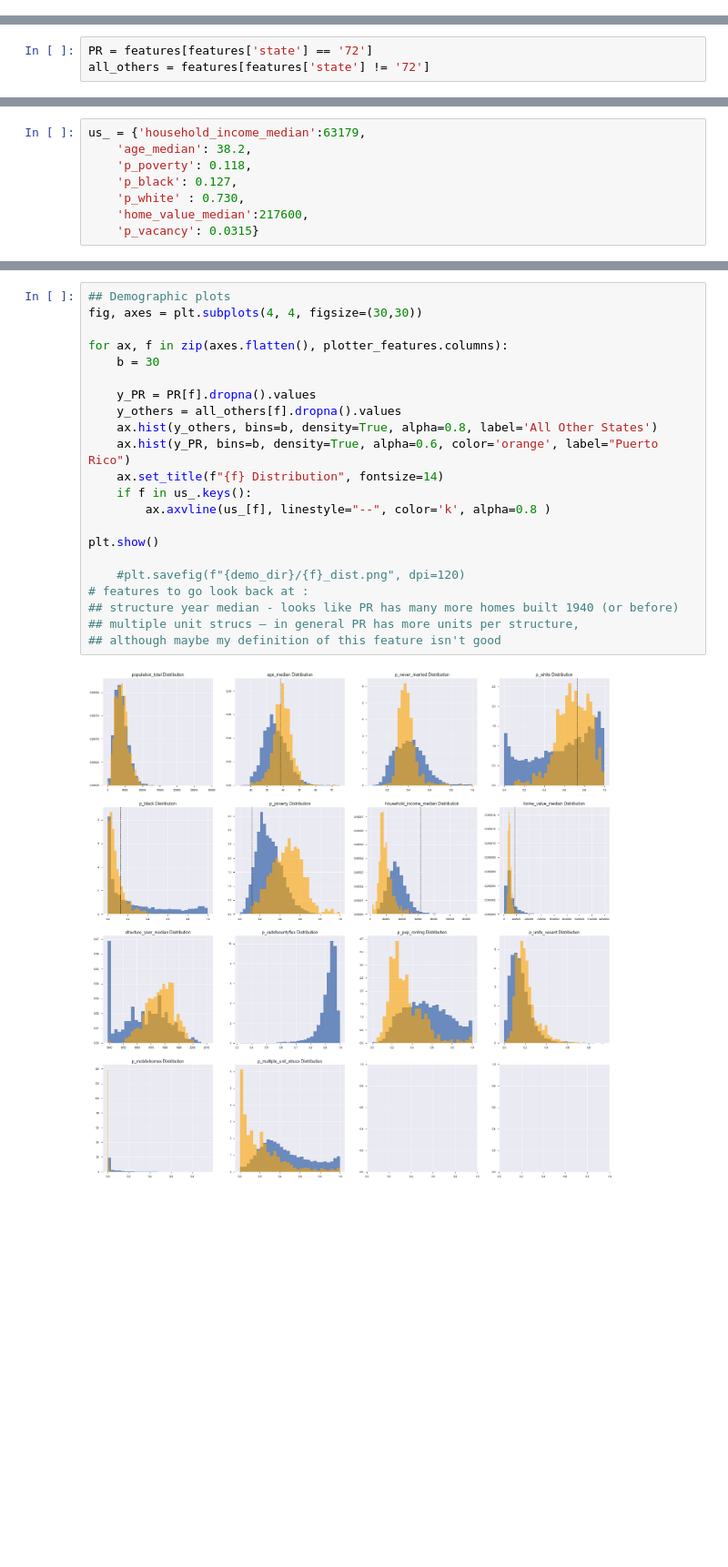
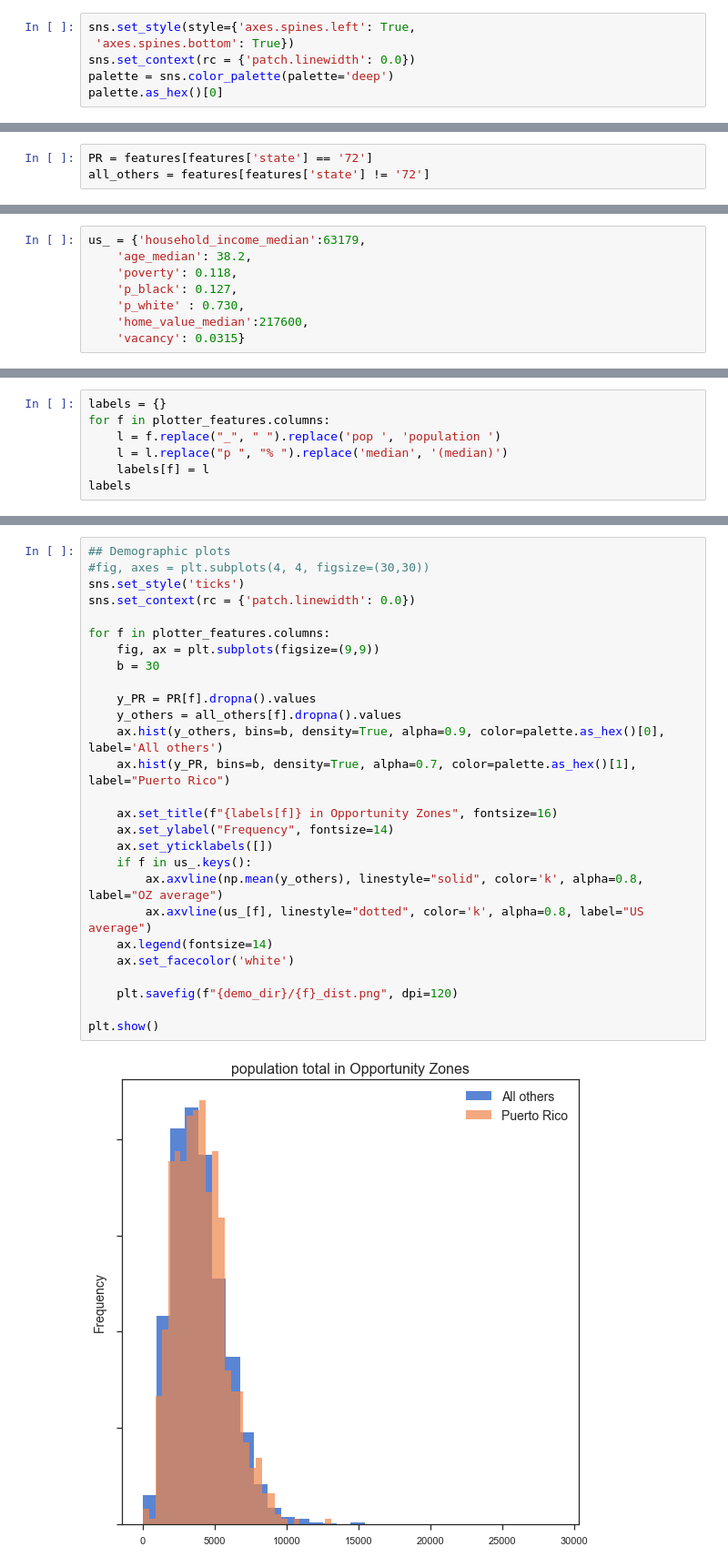
Before and after one commit to paxtonhyde/opportunity-zones, a Jupyter notebook: notebooks/eda.ipynb, the cells around one changed output, grey strips where cells are left out. Shown: that part at 91% size. Drawn from its saved outputs; the diff is of its cells as text; blank space fills up the shorter version.

```diff
--- a/notebooks/eda.ipynb
+++ b/notebooks/eda.ipynb
@@ -69,0 +90,6 @@ state_info = pd.read_pickle(f"{data_directory}/states.pkl")
+# %%
+sns.set_style(style={'axes.spines.left': True,
+ 'axes.spines.bottom': True})
+sns.set_context(rc = {'patch.linewidth': 0.0})
+palette = sns.color_palette(palette='deep')
+palette.as_hex()[0]
@@ -131,8 +141,8 @@ Name: 6945, dtype: object
 # %%
 us_ = {'household_income_median':63179,
     'age_median': 38.2,
-    'p_poverty': 0.118,
+    'poverty': 0.118,
     'p_black': 0.127,
     'p_white' : 0.730,
     'home_value_median':217600,
-    'p_vacancy': 0.0315}
+    'vacancy': 0.0315}
@@ -140,0 +149,7 @@ demo_dir = os.path.join(images_directory, 'demography')
+# %%
+labels = {}
+for f in plotter_features.columns:
+    l = f.replace("_", " ").replace('pop ', 'population ')
+    l = l.replace("p ", "% ").replace('median', '(median)')
+    labels[f] = l
+labels
@@ -141,24 +171,29 @@ demo_dir = os.path.join(images_directory, 'demography')
 # %%
 ## Demographic plots
-fig, axes = plt.subplots(4, 4, figsize=(30,30))
+#fig, axes = plt.subplots(4, 4, figsize=(30,30))
+sns.set_style('ticks')
+sns.set_context(rc = {'patch.linewidth': 0.0})
 
-for ax, f in zip(axes.flatten(), plotter_features.columns):
+for f in plotter_features.columns:
+    fig, ax = plt.subplots(figsize=(9,9))
     b = 30
 
     y_PR = PR[f].dropna().values
     y_others = all_others[f].dropna().values
-    ax.hist(y_others, bins=b, density=True, alpha=0.8, label='All Other States')
-    ax.hist(y_PR, bins=b, density=True, alpha=0.6, color='orange', label="Puerto Rico")
-    ax.set_title(f"{f} Distribution", fontsize=14)
+    ax.hist(y_others, bins=b, density=True, alpha=0.9, color=palette.as_hex()[0], label='All others')
+    ax.hist(y_PR, bins=b, density=True, alpha=0.7, color=palette.as_hex()[1], label="Puerto Rico")
+
+    ax.set_title(f"{labels[f]} in Opportunity Zones", fontsize=16)
+    ax.set_ylabel("Frequency", fontsize=14)
+    ax.set_yticklabels([])
     if f in us_.keys():
-        ax.axvline(us_[f], linestyle="--", color='k', alpha=0.8 )
+        ax.axvline(np.mean(y_others), linestyle="solid", color='k', alpha=0.8, label="OZ average")
+        ax.axvline(us_[f], linestyle="dotted", color='k', alpha=0.8, label="US average")
+    ax.legend(fontsize=14)
+    ax.set_facecolor('white')
+
+    plt.savefig(f"{demo_dir}/{f}_dist.png", dpi=120)
 
 plt.show()
-
-    #plt.savefig(f"{demo_dir}/{f}_dist.png", dpi=120)
-# features to go look back at :
-## structure year median - looks like PR has many more homes built 1940 (or before)
-## multiple unit strucs – in general PR has more units per structure,
-## although maybe my definition of this feature isn't good
 # %% [output]
-[figure, old version]
+[figure, new version]
```
Also changed, not shown: parts of 17 cells of this notebook, 8 other files.
